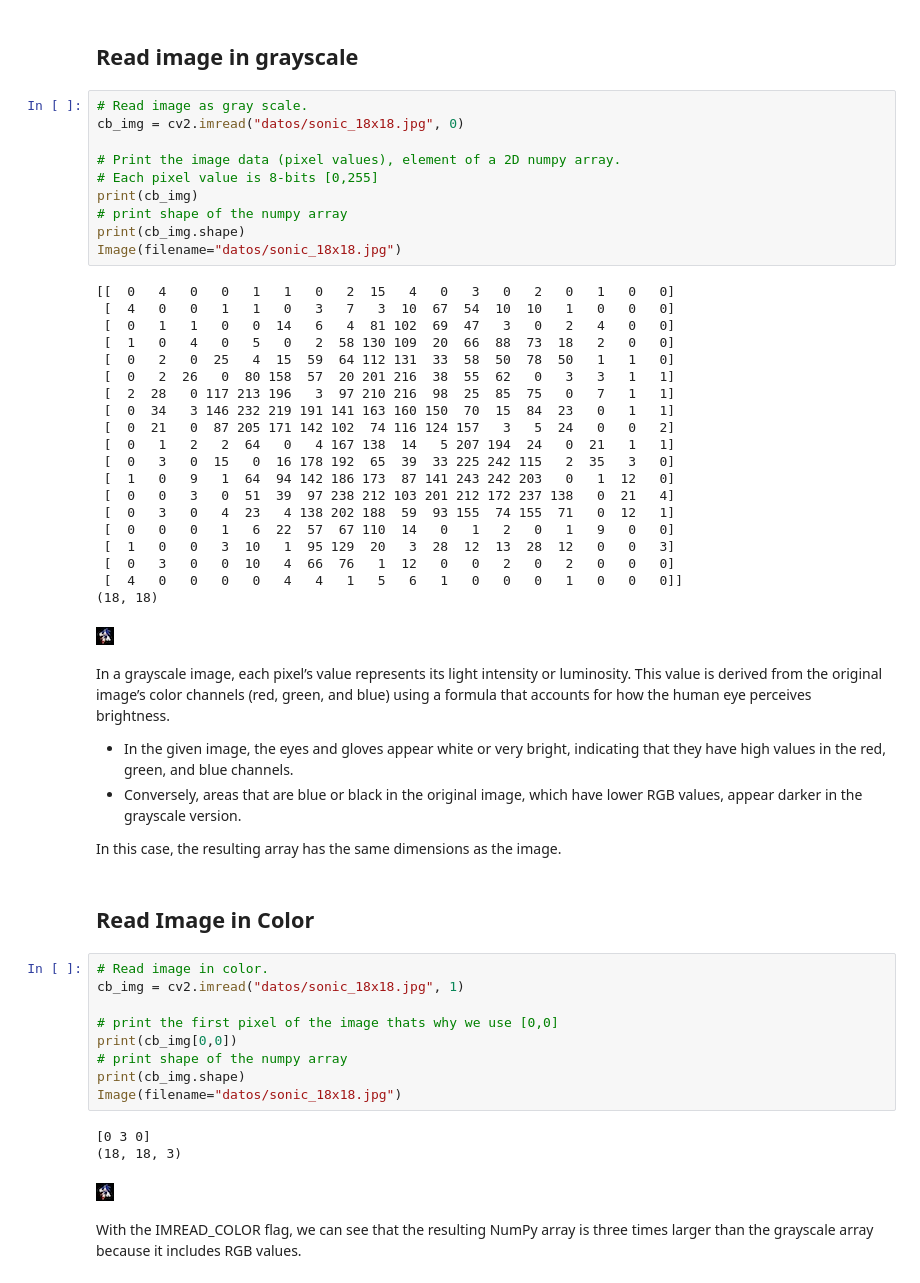
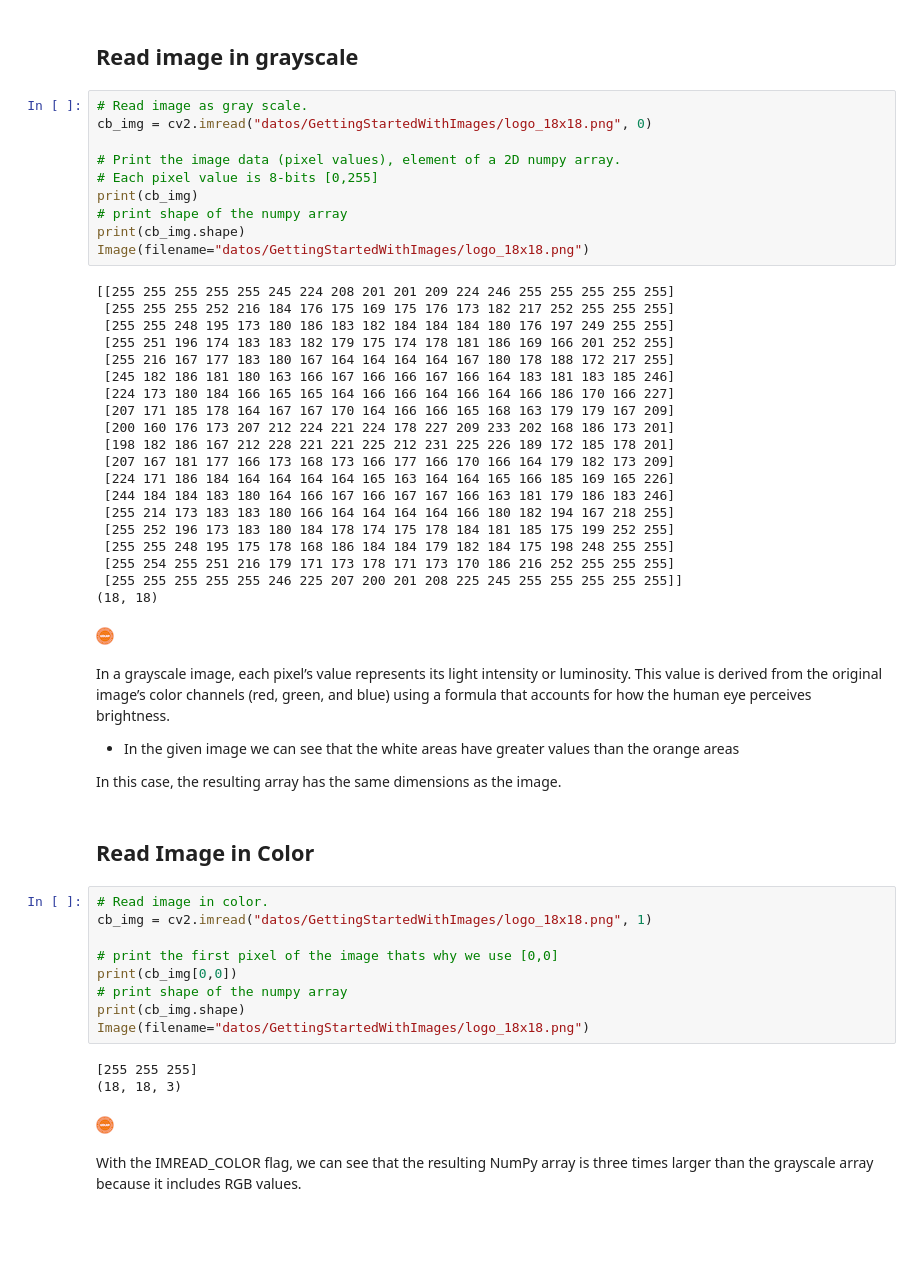
Before and after one commit to ZapatoProgramming/Vision-Artificial, a Jupyter notebook: GettingStartedWithImages.ipynb, the cells around one changed output. Saved outputs shown, nothing was run; the diff lists cells and outputs as text; blank space fills up the shorter version.

```diff
--- a/GettingStartedWithImages.ipynb
+++ b/GettingStartedWithImages.ipynb
@@ -106,56 +105,55 @@ Before we proceed with some examples, let's also have a look at some of the `fla
 ## Read image in grayscale
 # %%
 # Read image as gray scale.
-cb_img = cv2.imread("datos/sonic_18x18.jpg", 0)
+cb_img = cv2.imread("datos/GettingStartedWithImages/logo_18x18.png", 0)
 
 # Print the image data (pixel values), element of a 2D numpy array.
 # Each pixel value is 8-bits [0,255]
 print(cb_img)
 # print shape of the numpy array
 print(cb_img.shape)
-Image(filename="datos/sonic_18x18.jpg")
+Image(filename="datos/GettingStartedWithImages/logo_18x18.png")
 # %% [output]
-[[  0   4   0   0   1   1   0   2  15   4   0   3   0   2   0   1   0   0]
- [  4   0   0   1   1   0   3   7   3  10  67  54  10  10   1   0   0   0]
- [  0   1   1   0   0  14   6   4  81 102  69  47   3   0   2   4   0   0]
- [  1   0   4   0   5   0   2  58 130 109  20  66  88  73  18   2   0   0]
- [  0   2   0  25   4  15  59  64 112 131  33  58  50  78  50   1   1   0]
- [  0   2  26   0  80 158  57  20 201 216  38  55  62   0   3   3   1   1]
- [  2  28   0 117 213 196   3  97 210 216  98  25  85  75   0   7   1   1]
- [  0  34   3 146 232 219 191 141 163 160 150  70  15  84  23   0   1   1]
- [  0  21   0  87 205 171 142 102  74 116 124 157   3   5  24   0   0   2]
- [  0   1   2   2  64   0   4 167 138  14   5 207 194  24   0  21   1   1]
- [  0   3   0  15   0  16 178 192  65  39  33 225 242 115   2  35   3   0]
- [  1   0   9   1  64  94 142 186 173  87 141 243 242 203   0   1  12   0]
- [  0   0   3   0  51  39  97 238 212 103 201 212 172 237 138   0  21   4]
- [  0   3   0   4  23   4 138 202 188  59  93 155  74 155  71   0  12   1]
- [  0   0   0   1   6  22  57  67 110  14   0   1   2   0   1   9   0   0]
- [  1   0   0   3  10   1  95 129  20   3  28  12  13  28  12   0   0   3]
- [  0   3   0   0  10   4  66  76   1  12   0   0   2   0   2   0   0   0]
- [  4   0   0   0   0   4   4   1   5   6   1   0   0   0   1   0   0   0]]
+[[255 255 255 255 255 245 224 208 201 201 209 224 246 255 255 255 255 255]
+ [255 255 255 252 216 184 176 175 169 175 176 173 182 217 252 255 255 255]
+ [255 255 248 195 173 180 186 183 182 184 184 184 180 176 197 249 255 255]
+ [255 251 196 174 183 183 182 179 175 174 178 181 186 169 166 201 252 255]
+ [255 216 167 177 183 180 167 164 164 164 164 167 180 178 188 172 217 255]
+ [245 182 186 181 180 163 166 167 166 166 167 166 164 183 181 183 185 246]
+ [224 173 180 184 166 165 165 164 166 166 164 166 164 166 186 170 166 227]
+ [207 171 185 178 164 167 167 170 164 166 166 165 168 163 179 179 167 209]
+ [200 160 176 173 207 212 224 221 224 178 227 209 233 202 168 186 173 201]
+ [198 182 186 167 212 228 221 221 225 212 231 225 226 189 172 185 178 201]
+ [207 167 181 177 166 173 168 173 166 177 166 170 166 164 179 182 173 209]
+ [224 171 186 184 164 164 164 164 165 163 164 164 165 166 185 169 165 226]
+ [244 184 184 183 180 164 166 167 166 167 167 166 163 181 179 186 183 246]
+ [255 214 173 183 183 180 166 164 164 164 164 166 180 182 194 167 218 255]
+ [255 252 196 173 183 180 184 178 174 175 178 184 181 185 175 199 252 255]
+ [255 255 248 195 175 178 168 186 184 184 179 182 184 175 198 248 255 255]
+ [255 254 255 251 216 179 171 173 178 171 173 170 186 216 252 255 255 255]
+ [255 255 255 255 255 246 225 207 200 201 208 225 245 255 255 255 255 255]]
 (18, 18)
-[figure, old version]
+[figure, new version]
 # %% [markdown]
 In a grayscale image, each pixel’s value represents its light intensity or luminosity. This value is derived from the original image’s color channels (red, green, and blue) using a formula that accounts for how the human eye perceives brightness.
-- In the given image, the eyes and gloves appear white or very bright, indicating that they have high values in the red, green, and blue channels.
-- Conversely, areas that are blue or black in the original image, which have lower RGB values, appear darker in the grayscale version.
+- In the given image we can see that the white areas have greater values than the orange areas
 
 In this case, the resulting array has the same dimensions as the image.
 # %% [markdown]
 ## Read Image in Color
 # %%
 # Read image in color.
-cb_img = cv2.imread("datos/sonic_18x18.jpg", 1)
+cb_img = cv2.imread("datos/GettingStartedWithImages/logo_18x18.png", 1)
 
 # print the first pixel of the image thats why we use [0,0]
 print(cb_img[0,0])
 # print shape of the numpy array
 print(cb_img.shape)
-Image(filename="datos/sonic_18x18.jpg")
+Image(filename="datos/GettingStartedWithImages/logo_18x18.png")
 # %% [output]
-[0 3 0]
+[255 255 255]
 (18, 18, 3)
-[figure, old version]
+[figure, new version]
 # %% [markdown]
 With the IMREAD_COLOR flag, we can see that the resulting NumPy array is three times larger than the grayscale array because it includes RGB values.
 # %% [markdown]
```
Also changed, not shown: parts of 26 cells of this notebook, 13 other files.
